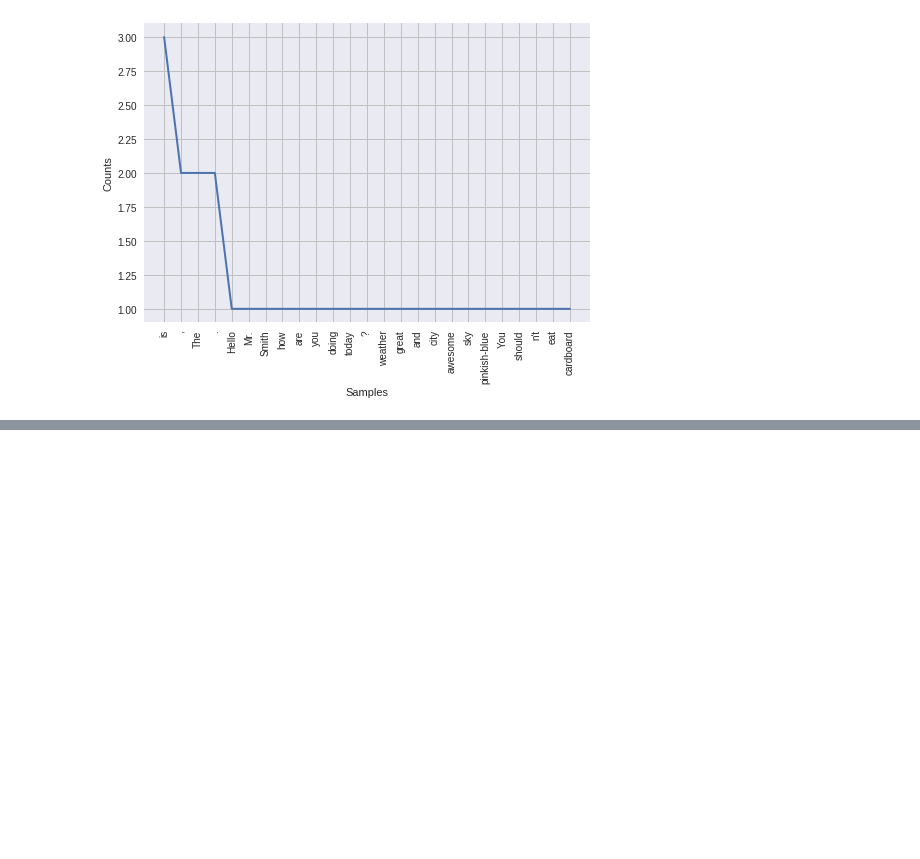
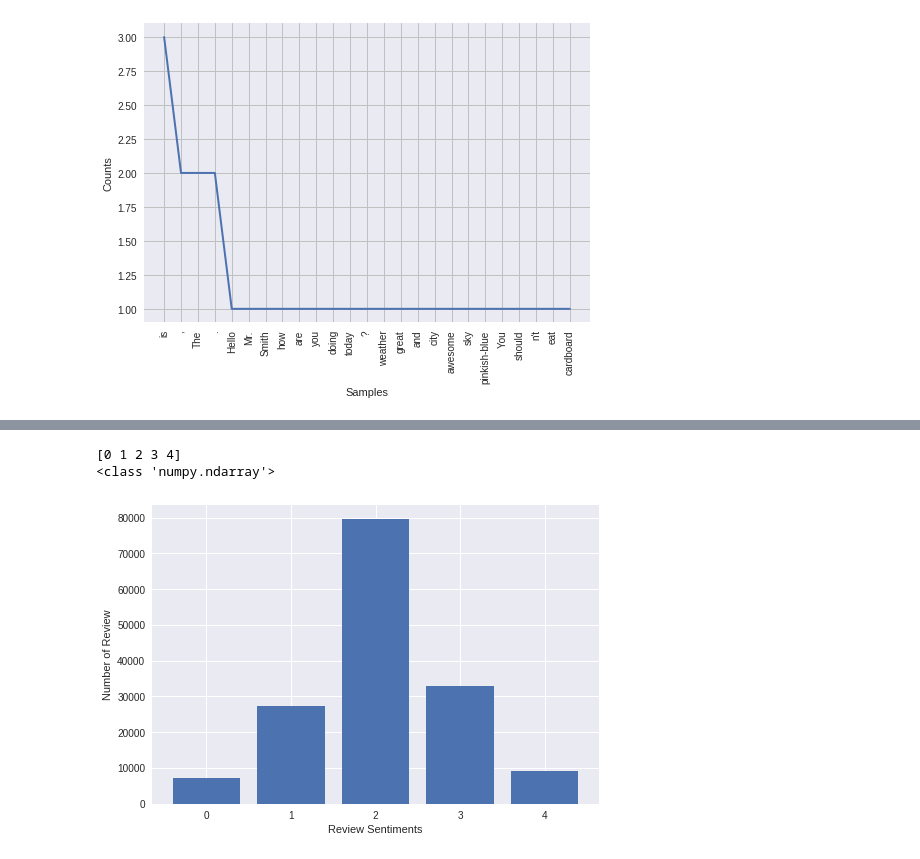
Before and after one commit to Akshaysharma29/dl_training, a Jupyter notebook: NLTK.ipynb, the cells around one changed output, grey strips where cells are left out. Drawn from its saved outputs; the diff is of its cells as text; code cells hidden in the pictures; blank space fills up the shorter version.

```diff
--- a/NLTK.ipynb
+++ b/NLTK.ipynb
@@ -70,0 +136,2 @@ Filterd Sentence: ['Hello', 'Mr.', 'Smith', ',', 'today', '?', 'The', 'weather',
+# %%
+data= pd.read_csv('train.tsv',sep='\t')
@@ -70,0 +168,3 @@ Filterd Sentence: ['Hello', 'Mr.', 'Smith', ',', 'today', '?', 'The', 'weather',
+# %%
+Sentiment_count=data.groupby('Sentiment').count()
+print(Sentiment_count)
@@ -70,0 +179,13 @@ Filterd Sentence: ['Hello', 'Mr.', 'Smith', ',', 'today', '?', 'The', 'weather',
+# %%
+print(Sentiment_count.index.values)
+print(type(Sentiment_count.index.values))
+# %% [output]
+[0 1 2 3 4]
+<class 'numpy.ndarray'>
+# %%
+plt.bar(Sentiment_count.index.values, Sentiment_count['Phrase'])
+plt.xlabel('Review Sentiments')
+plt.ylabel('Number of Review')
+plt.show()
+# %% [output]
+[figure, added]
```
Also changed, not shown: parts of 19 cells of this notebook, 19 other files.
